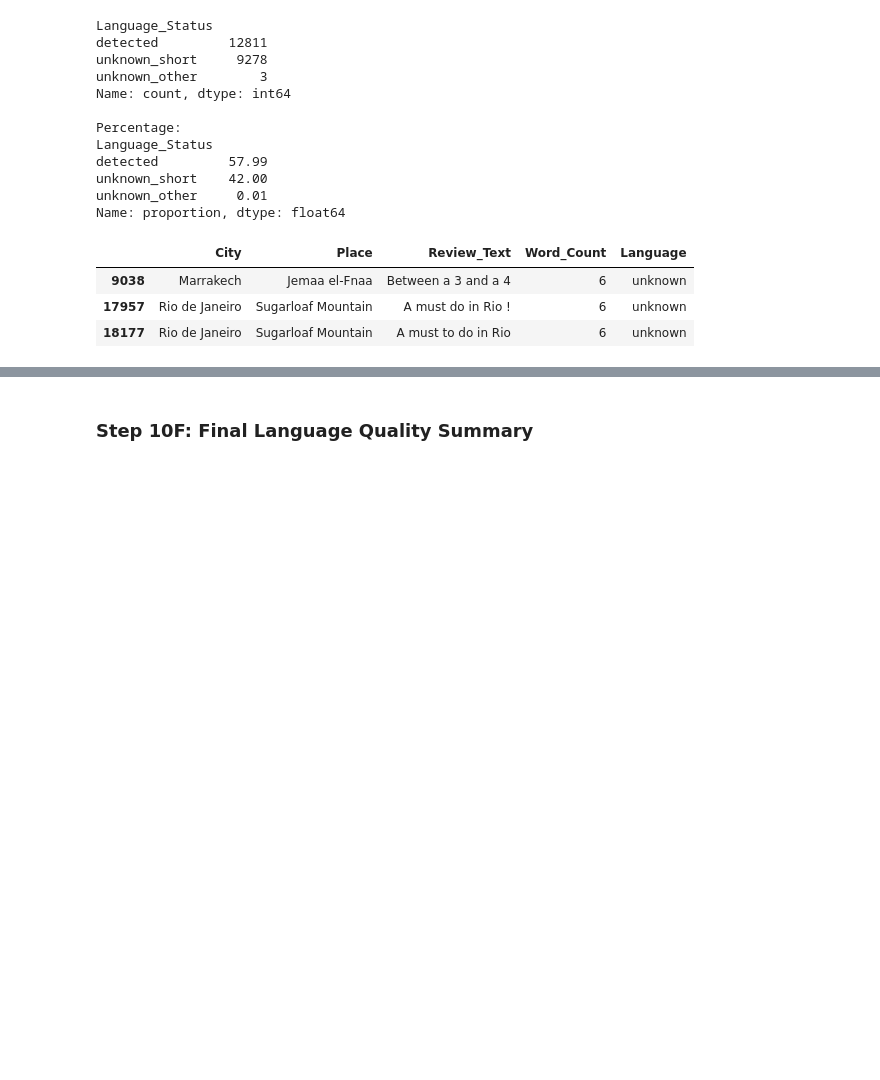
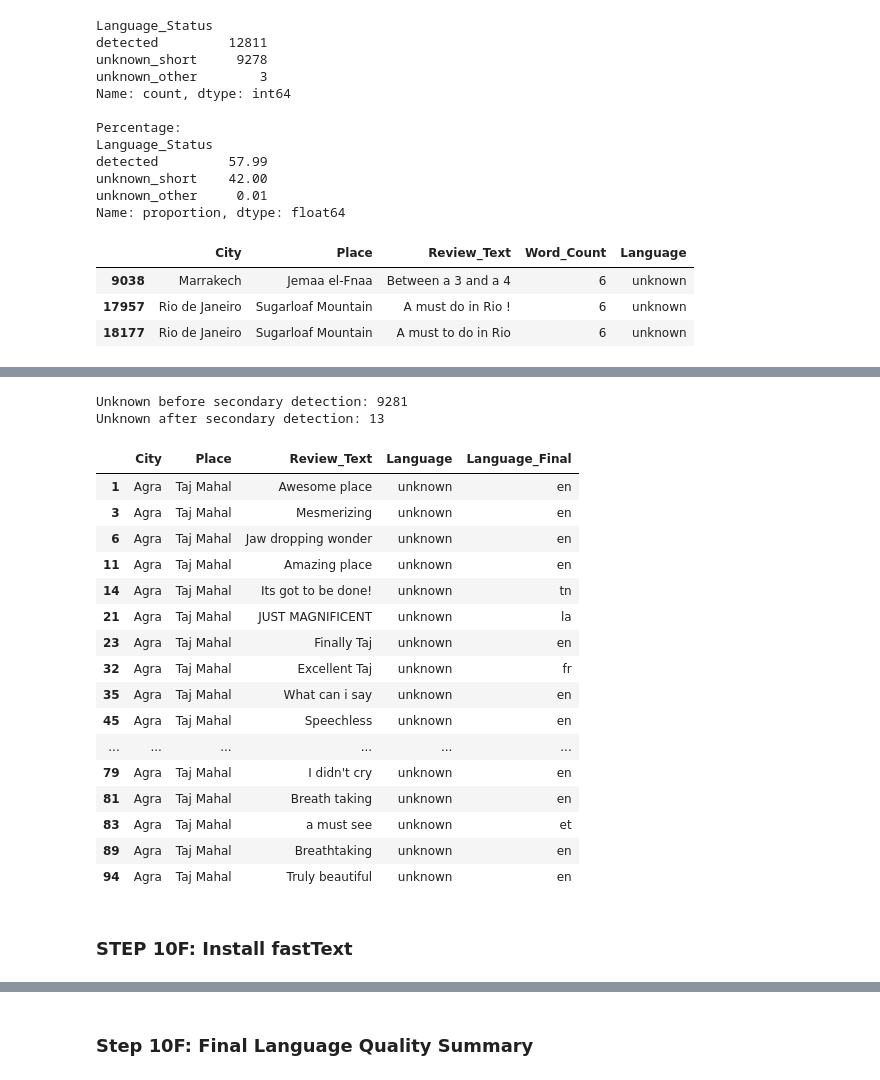
Before and after one commit to Suva200/sentiment-drift-analysis-tourism-reviews, a Jupyter notebook: preprocessing.ipynb, the cells around one changed output, grey strips where cells are left out. Drawn from its saved outputs; the diff is of its cells as text; code cells hidden in the pictures; blank space fills up the shorter version.

```diff
--- a/preprocessing.ipynb
+++ b/preprocessing.ipynb
@@ -773,0 +809,68 @@ display(
+# %%
+def detect_language_lingua(text):
+
+    if pd.isna(text):
+        return "unknown"
+
+    text = str(text).strip()
+
+    if text == "":
+        return "unknown"
+
+    language = detector.detect_language_of(text)
+
+    if language is None:
+        return "unknown"
+
+    return language.iso_code_639_1.name.lower()
+# %%
+df["Language_Final"] = df["Language"].copy()
+
+unknown_mask = df["Language"] == "unknown"
+
+print("Unknown before secondary detection:", unknown_mask.sum())
+
+df.loc[unknown_mask, "Language_Final"] = (
+    df.loc[unknown_mask, "Review_Text"]
+      .apply(detect_language_lingua)
+)
+
+print(
+    "Unknown after secondary detection:",
+    (df["Language_Final"] == "unknown").sum()
+)
+# %% [output]
+Unknown before secondary detection: 9281
+Unknown after secondary detection: 13
+# %%
+display(
+    df[df["Language"] == "unknown"][
+        [
+            "City",
+            "Place",
+            "Review_Text",
+            "Language",
+            "Language_Final"
+        ]
+    ].head(30)
+)
+# %% [output]
+|  | City | Place | Review_Text | Language | Language_Final |
+| 1 | Agra | Taj Mahal | Awesome place | unknown | en |
+| 3 | Agra | Taj Mahal | Mesmerizing | unknown | en |
+| 6 | Agra | Taj Mahal | Jaw dropping wonder | unknown | en |
+| 11 | Agra | Taj Mahal | Amazing place | unknown | en |
+| 14 | Agra | Taj Mahal | Its got to be done! | unknown | tn |
+| 21 | Agra | Taj Mahal | JUST MAGNIFICENT | unknown | la |
+| 23 | Agra | Taj Mahal | Finally Taj | unknown | en |
+| 32 | Agra | Taj Mahal | Excellent Taj | unknown | fr |
+| 35 | Agra | Taj Mahal | What can i say | unknown | en |
+| 45 | Agra | Taj Mahal | Speechless | unknown | en |
+| ... | ... | ... | ... | ... | ... |
+| 79 | Agra | Taj Mahal | I didn't cry | unknown | en |
+| 81 | Agra | Taj Mahal | Breath taking | unknown | en |
+| 83 | Agra | Taj Mahal | a must see | unknown | et |
+| 89 | Agra | Taj Mahal | Breathtaking | unknown | en |
+| 94 | Agra | Taj Mahal | Truly beautiful | unknown | en |
+# %% [markdown]
+### STEP 10F: Install fastText
```
Also changed, not shown: parts of 61 cells of this notebook, 4 other files.
